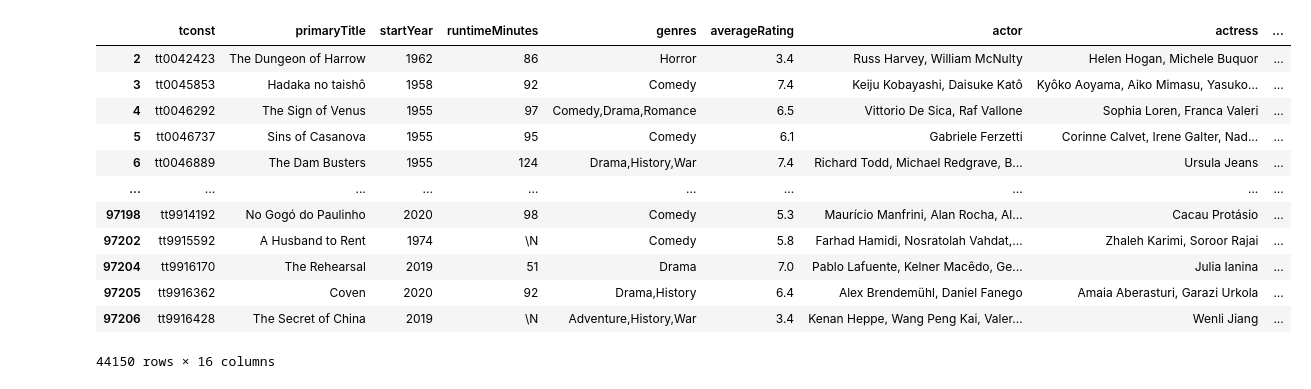
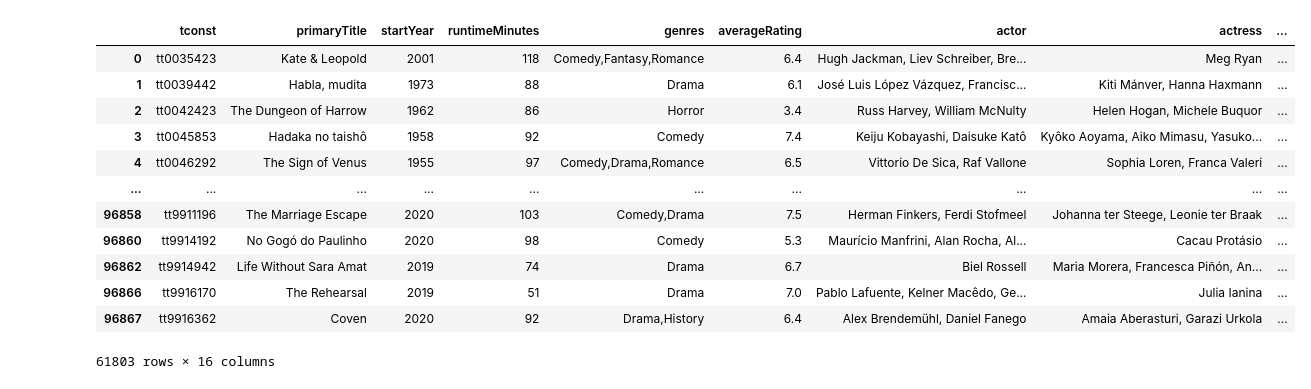
Before and after one commit to Roland-02/Cinephile.com, a Jupyter notebook: initialiseDataset.ipynb, the cells around one changed output. Saved outputs shown, nothing was run; the diff lists cells and outputs as text; code cells hidden in the pictures.

Commit message:
initial data processing robuts, trying to optimize api integration

```diff
--- a/initialiseDataset.ipynb
+++ b/initialiseDataset.ipynb
@@ -1,4 +1,7 @@
 # %%
+#download, clean and merge imdb film dataset
+
+
 #import modules, packages and libraries ~ 10mins
 
 import pandas as pd
@@ -8,7 +11,6 @@ from io import BytesIO
 import time
 import seaborn as sns
 sns.set()
-
 
 
 #get film datasets
@@ -45,23 +47,31 @@ langs = pd.read_csv(BytesIO(title_langs_gzip), delimiter='\t',low_memory=False)
 
 #clean data
 
-#filter only English-speaking regions
-desired_regions = ['CA', 'US', 'GB', 'IE', 'AU', 'NZ']
+# #filter only English-speaking regions
 desired_langs = ['en']
-filtered_regions = langs[langs['region'].isin(desired_regions)]
 filtered_langs = langs[langs['language'].isin(desired_langs)]
-tconsts_filtered_regions = filtered_regions['titleId'].tolist()
 tconsts_filtered_langs = filtered_langs['titleId'].tolist()
 
-#remove non-movie rows, and movies from before 1960
+desired_regions = ['CA', 'US', 'GB', 'IE', 'AU', 'NZ']
+filtered_regions = langs[langs['region'].isin(desired_regions)]
+tconsts_filtered_regions = filtered_regions['titleId'].tolist()
+
+#remove unsuitable films
 titles = titles[titles['titleType'] == 'movie']
+titles = titles[titles['genres'] != r'\N']
+titles['isAdult'] = pd.to_numeric(titles['isAdult'], errors='coerce')
+titles = titles[titles['isAdult'] == 0 ]
 titles = titles[(titles['startYear'] >= '1955') & (titles['startYear'] != r'\N')]
-titles = titles[titles['genres'] != r'\N']
-titles = titles[(titles['tconst'].isin(tconsts_filtered_langs)) & (titles['tconst'].isin(tconsts_filtered_regions))]
+titles = titles[(titles['tconst'].isin(tconsts_filtered_langs) & (titles['tconst'].isin(tconsts_filtered_regions)))]
 
-#get tconsts for remaining non-movie rows
+#get tconsts for remaining non-film rows, and remove corresponding non-film rows
 film_tconsts = titles['tconst'].tolist()
-#remove corresponding non-movie rows
+crew = crew[crew['tconst'].isin(film_tconsts)]
+ratings = ratings[ratings['tconst'].isin(film_tconsts)]
+
+#get tconsts for remaining non-film rows
+film_tconsts = titles['tconst'].tolist()
+#remove corresponding non-film rows
 crew = crew[crew['tconst'].isin(film_tconsts)]
 ratings = ratings[ratings['tconst'].isin(film_tconsts)]
 
@@ -93,45 +103,44 @@ crew_data = crew_data.pivot_table(
     aggfunc=lambda x: ', '.join(str(item) for item in x),
 ).reset_index()
 
 #formaat and restructure columns
 crew_data.columns = [' '.join(col).strip() for col in crew_data.columns.values]
 crew_data.columns = ['tconst', 'actor', 'actress', 'archive_footage', 'archive_sound', 'cinematographer', 'composer', 'director', 'editor', 'producer', 'production_designer', 'self', 'writer']
 
 #merge datasets for one complete table
 crew_data = crew_data.drop(columns=['archive_footage','archive_sound','self', 'production_designer'])
 film_data = pd.merge(titles, ratings, on='tconst', how='left')
 film_data = pd.merge(film_data, crew_data, on='tconst', how='left')
 
 
 
 #remove data-sparse films
-rows_with_no_info = film_data[film_data[['cinematographer', 'director', 'producer', 'editor', 'composer', 'writer']].isna().all(axis=1)]
-film_data = film_data.drop(rows_with_no_info.index)
 
 columns_check = ['director', 'cinematographer', 'editor', 'writer', 'composer', 'producer']
-film_data = film_data[film_data[columns_check].isna().sum(axis=1) >= 2]
+film_data = film_data[film_data[columns_check].isna().sum(axis=1) < 4]
 
 film_data= film_data.dropna(subset=['actor', 'actress'])
 film_data = film_data.dropna(subset=['runtimeMinutes'])
 film_data = film_data.dropna(subset=['averageRating'])
 film_data = film_data.dropna(subset=['genres'])
 
+#add columns for plot and poster path
 film_data['plot'] = 'NaN'
 film_data['poster'] = 'NaN'
 
 
 film_data
 # %% [output]
 |  | tconst | primaryTitle | startYear | runtimeMinutes | genres | averageRating | actor | actress | ... |
+| 0 | tt0035423 | Kate & Leopold | 2001 | 118 | Comedy,Fantasy,Romance | 6.4 | Hugh Jackman, Liev Schreiber, Bre... | Meg Ryan | ... |
+| 1 | tt0039442 | Habla, mudita | 1973 | 88 | Drama | 6.1 | José Luis López Vázquez, Francisc... | Kiti Mánver, Hanna Haxmann | ... |
 | 2 | tt0042423 | The Dungeon of Harrow | 1962 | 86 | Horror | 3.4 | Russ Harvey, William McNulty | Helen Hogan, Michele Buquor | ... |
 | 3 | tt0045853 | Hadaka no taishô | 1958 | 92 | Comedy | 7.4 | Keiju Kobayashi, Daisuke Katô | Kyôko Aoyama, Aiko Mimasu, Yasuko... | ... |
 | 4 | tt0046292 | The Sign of Venus | 1955 | 97 | Comedy,Drama,Romance | 6.5 | Vittorio De Sica, Raf Vallone | Sophia Loren, Franca Valeri | ... |
-| 5 | tt0046737 | Sins of Casanova | 1955 | 95 | Comedy | 6.1 | Gabriele Ferzetti | Corinne Calvet, Irene Galter, Nad... | ... |
-| 6 | tt0046889 | The Dam Busters | 1955 | 124 | Drama,History,War | 7.4 | Richard Todd, Michael Redgrave, B... | Ursula Jeans | ... |
 | ... | ... | ... | ... | ... | ... | ... | ... | ... | ... |
-| 97198 | tt9914192 | No Gogó do Paulinho | 2020 | 98 | Comedy | 5.3 | Maurício Manfrini, Alan Rocha, Al... | Cacau Protásio | ... |
-| 97202 | tt9915592 | A Husband to Rent | 1974 | \N | Comedy | 5.8 | Farhad Hamidi, Nosratolah Vahdat,... | Zhaleh Karimi, Soroor Rajai | ... |
-| 97204 | tt9916170 | The Rehearsal | 2019 | 51 | Drama | 7.0 | Pablo Lafuente, Kelner Macêdo, Ge... | Julia Ianina | ... |
-| 97205 | tt9916362 | Coven | 2020 | 92 | Drama,History | 6.4 | Alex Brendemühl, Daniel Fanego | Amaia Aberasturi, Garazi Urkola | ... |
-| 97206 | tt9916428 | The Secret of China | 2019 | \N | Adventure,History,War | 3.4 | Kenan Heppe, Wang Peng Kai, Valer... | Wenli Jiang | ... |
+| 96858 | tt9911196 | The Marriage Escape | 2020 | 103 | Comedy,Drama | 7.5 | Herman Finkers, Ferdi Stofmeel | Johanna ter Steege, Leonie ter Braak | ... |
+| 96860 | tt9914192 | No Gogó do Paulinho | 2020 | 98 | Comedy | 5.3 | Maurício Manfrini, Alan Rocha, Al... | Cacau Protásio | ... |
+| 96862 | tt9914942 | Life Without Sara Amat | 2019 | 74 | Drama | 6.7 | Biel Rossell | Maria Morera, Francesca Piñón, An... | ... |
+| 96866 | tt9916170 | The Rehearsal | 2019 | 51 | Drama | 7.0 | Pablo Lafuente, Kelner Macêdo, Ge... | Julia Ianina | ... |
+| 96867 | tt9916362 | Coven | 2020 | 92 | Drama,History | 6.4 | Alex Brendemühl, Daniel Fanego | Amaia Aberasturi, Garazi Urkola | ... |
-44150 rows × 16 columns
+61803 rows × 16 columns
```
Also changed, not shown: parts of 12 cells of this notebook, 2 other files.
